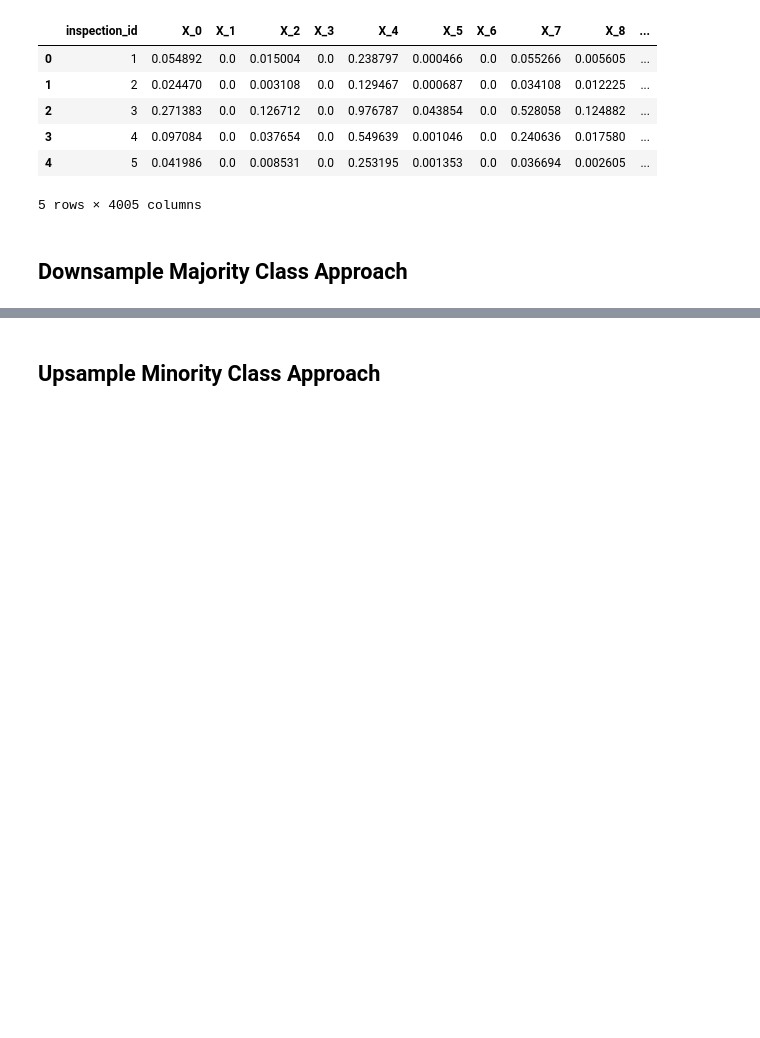
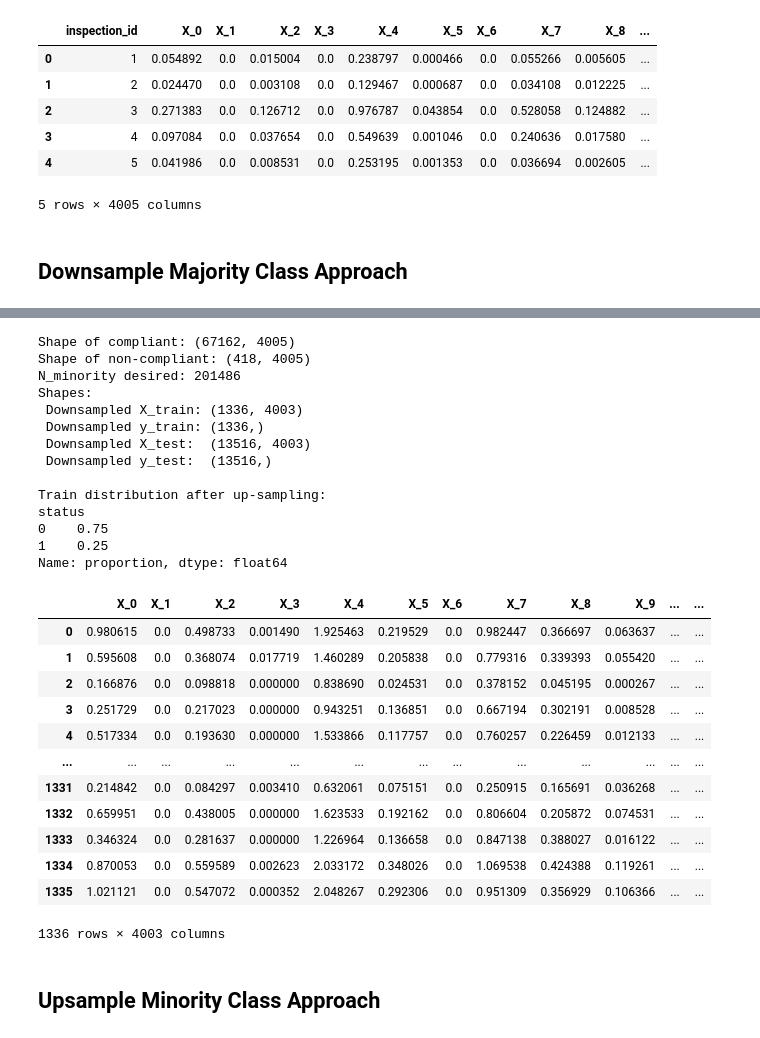
Before and after one commit to wildfire-prep/modeling, a Jupyter notebook: code/00_random_forest/04_random_forest_attempt.ipynb, the cells around one changed output, grey strips where cells are left out. Cells and saved outputs as stored; diff of their text form; code cells hidden in the pictures; blank space fills up the shorter version.

```diff
--- a/code/00_random_forest/04_random_forest_attempt.ipynb
+++ b/code/00_random_forest/04_random_forest_attempt.ipynb
@@ -132,2 +65,76 @@ Name: proportion, dtype: float64
+# %%
+X = data.drop("status", axis=1)
+y = data["status"]
+
+upsample_data_ids = X.inspection_id
+
+X_train, X_test, y_train, y_test = train_test_split(
+    X, y, test_size=0.2, stratify=y, random_state=42
+)
+
+train = pd.concat([X_train, y_train], axis=1)
+
+majority = train[train.status == 0]
+minority = train[train.status == 1]
+
+n_majority_desired = len(minority) * 3
+majority_downsampled = majority.sample(
+    n=n_majority_desired, replace=False, random_state=42
+)
+
+train_balanced = (
+    pd.concat([majority_downsampled, minority])
+    .sample(frac=1, random_state=42)
+    .reset_index(drop=True)
+)
+
+X_train = train_balanced.drop("status", axis=1).drop(columns="inspection_id")
+y_train = train_balanced["status"]
+
+X_test = X_test.drop(columns="inspection_id")
+
+print(f"Shape of compliant:", compliant.shape)
+print(f"Shape of non-compliant:", non_compliant.shape)
+
+print(f"N_minority desired:", int(len(compliant) * 3))
+
+print("Shapes:")
+print(" Downsampled X_train:", X_train.shape)
+print(" Downsampled y_train:", y_train.shape)
+print(" Downsampled X_test: ", X_test.shape)
+print(" Downsampled y_test: ", y_test.shape)
+
+print("\nTrain distribution after up-sampling:")
+print(y_train.value_counts(normalize=True))
+
+X_train
+# %% [output]
+Shape of compliant: (67162, 4005)
+Shape of non-compliant: (418, 4005)
+N_minority desired: 201486
+Shapes:
+ Downsampled X_train: (1336, 4003)
+ Downsampled y_train: (1336,)
+ Downsampled X_test:  (13516, 4003)
+ Downsampled y_test:  (13516,)
+
+Train distribution after up-sampling:
+status
+0    0.75
+1    0.25
+Name: proportion, dtype: float64
+|  | X_0 | X_1 | X_2 | X_3 | X_4 | X_5 | X_6 | X_7 | X_8 | X_9 | ... | ... |
+| 0 | 0.980615 | 0.0 | 0.498733 | 0.001490 | 1.925463 | 0.219529 | 0.0 | 0.982447 | 0.366697 | 0.063637 | ... | ... |
+| 1 | 0.595608 | 0.0 | 0.368074 | 0.017719 | 1.460289 | 0.205838 | 0.0 | 0.779316 | 0.339393 | 0.055420 | ... | ... |
+| 2 | 0.166876 | 0.0 | 0.098818 | 0.000000 | 0.838690 | 0.024531 | 0.0 | 0.378152 | 0.045195 | 0.000267 | ... | ... |
+| 3 | 0.251729 | 0.0 | 0.217023 | 0.000000 | 0.943251 | 0.136851 | 0.0 | 0.667194 | 0.302191 | 0.008528 | ... | ... |
+| 4 | 0.517334 | 0.0 | 0.193630 | 0.000000 | 1.533866 | 0.117757 | 0.0 | 0.760257 | 0.226459 | 0.012133 | ... | ... |
+| ... | ... | ... | ... | ... | ... | ... | ... | ... | ... | ... | ... | ... |
+| 1331 | 0.214842 | 0.0 | 0.084297 | 0.003410 | 0.632061 | 0.075151 | 0.0 | 0.250915 | 0.165691 | 0.036268 | ... | ... |
+| 1332 | 0.659951 | 0.0 | 0.438005 | 0.000000 | 1.623533 | 0.192162 | 0.0 | 0.806604 | 0.205872 | 0.074531 | ... | ... |
+| 1333 | 0.346324 | 0.0 | 0.281637 | 0.000000 | 1.226964 | 0.136658 | 0.0 | 0.847138 | 0.388027 | 0.016122 | ... | ... |
+| 1334 | 0.870053 | 0.0 | 0.559589 | 0.002623 | 2.033172 | 0.348026 | 0.0 | 1.069538 | 0.424388 | 0.119261 | ... | ... |
+| 1335 | 1.021121 | 0.0 | 0.547072 | 0.000352 | 2.048267 | 0.292306 | 0.0 | 0.951309 | 0.356929 | 0.106366 | ... | ... |
+1336 rows × 4003 columns
 # %% [markdown]
 ## Upsample Minority Class Approach
```
Also changed, not shown: parts of 11 cells of this notebook, 1 other file.
